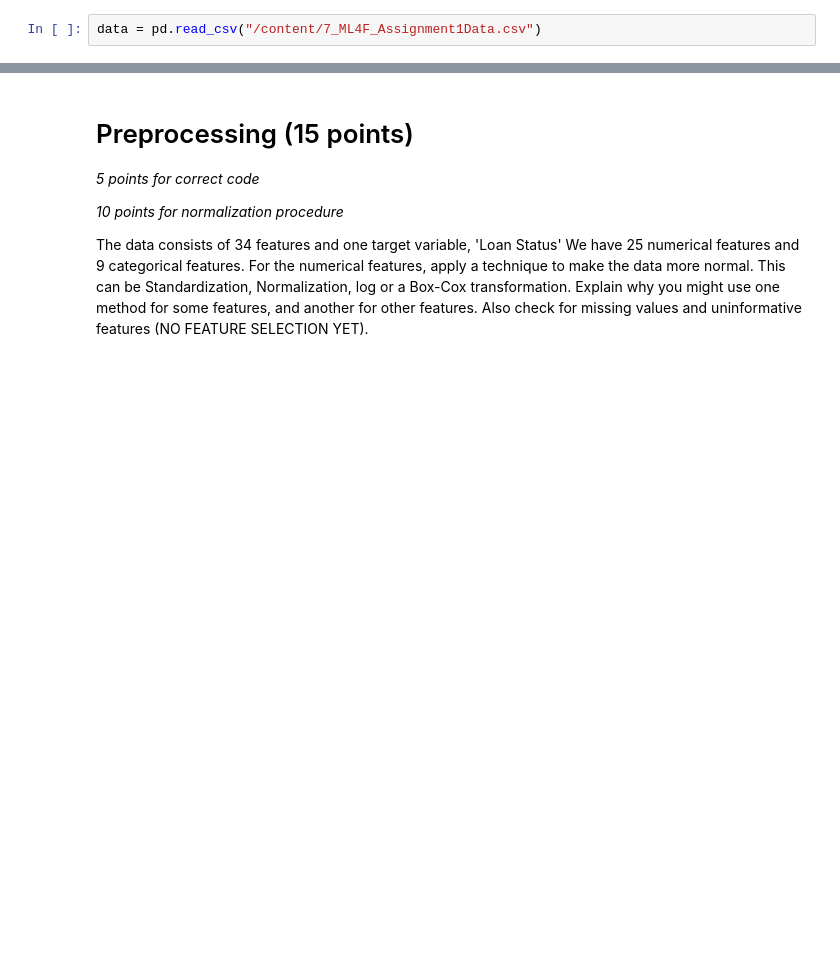
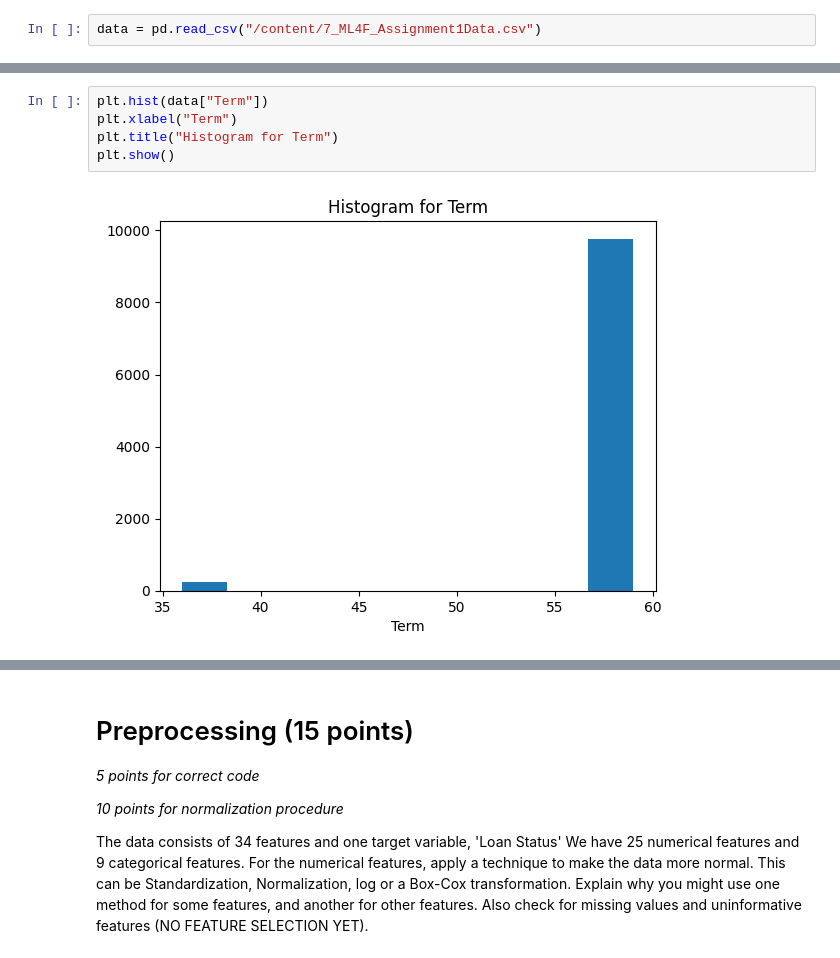
Before and after one commit to Imani-C/Machine_learning_Assignment1, a Jupyter notebook: ML4F_2023_Assignment_1.ipynb, the cells around one changed output, grey strips where cells are left out. Cells and saved outputs as stored; diff of their text form; blank space fills up the shorter version.

```diff
--- a/ML4F_2023_Assignment_1.ipynb
+++ b/ML4F_2023_Assignment_1.ipynb
@@ -47,0 +111,7 @@ data = pd.read_csv("/content/7_ML4F_Assignment1Data.csv")
+# %%
+plt.hist(data["Term"])
+plt.xlabel("Term")
+plt.title("Histogram for Term")
+plt.show()
+# %% [output]
+[figure, added]
```
Also changed, not shown: parts of 29 cells of this notebook.
